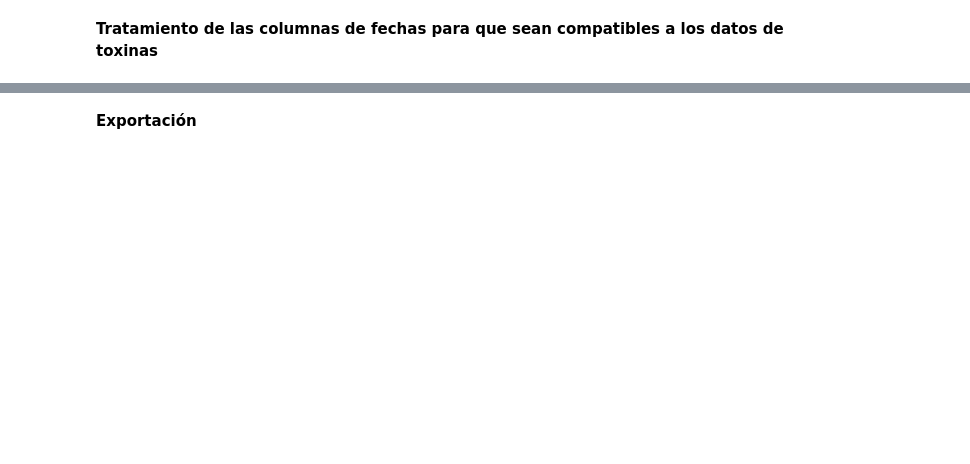
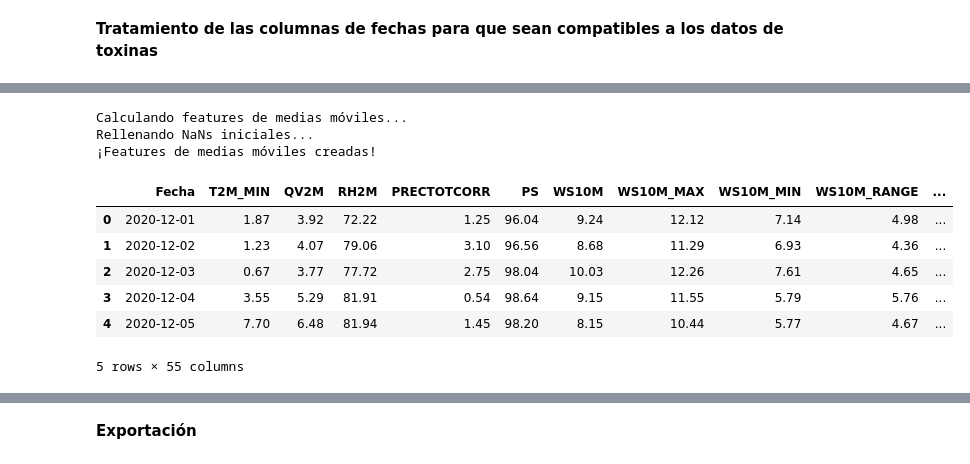
Before and after one commit to VictorVisnuk/ClasificadorMareaRoja, a Jupyter notebook: Notebooks/4. Integracion_datos_meteorologicos.ipynb, the cells around one changed output, grey strips where cells are left out. Drawn from its saved outputs; the diff is of its cells as text; code cells hidden in the pictures; blank space fills up the shorter version.

```diff
--- a/Notebooks/4. Integracion_datos_meteorologicos.ipynb
+++ b/Notebooks/4. Integracion_datos_meteorologicos.ipynb
@@ -72,0 +73,58 @@ df_unido.head()
+# %%
+print("Calculando features de medias móviles...")
+
+# Asegurarnos de que esté ordenado por fecha (crucial para .shift() y .rolling())
+df_unido = df_unido.sort_values(by='Fecha')
+
+# --- Definir variables y ventanas ---
+# Usaremos 7 días (1 sem), 14 días (2 sem) y 30 días (1 mes)
+ventanas = [7, 14, 30]
+
+# Variables para medias (.mean())
+vars_mean = [
+    'T2M', 'T2M_MAX', 'T2M_MIN', # Temperatura
+    'ALLSKY_SFC_PAR_TOT', 'ALLSKY_KT', # Radiación
+    'WS2M' # Viento
+]
+
+# Variables para sumas (.sum())
+vars_sum = [
+    'PRECTOTCORR' # Precipitación
+]
+
+# --- Evitar Fuga de Datos (Data Leakage) ---
+# Usamos .shift(1) para que los datos de un día (ej. 'Lunes')
+# solo usen información *hasta* el día anterior ('Domingo').
+# Esto es fundamental para que el modelo pueda predecir.
+
+for v in ventanas:
+    # Calcular Medias
+    for var in vars_mean:
+        col_name = f'{var}_MA_{v}d'
+        df_unido[col_name] = df_unido[var].shift(1).rolling(window=v).mean()
+
+    # Calcular Sumas
+    for var in vars_sum:
+        col_name = f'{var}_SUM_{v}d'
+        df_unido[col_name] = df_unido[var].shift(1).rolling(window=v).sum()
+
+# --- Manejo de NaNs ---
+# Las primeras 'N' filas de cada nueva columna tendrán NaN (ej. los 1ros 6 días de MA_7d).
+# Los rellenamos con el primer valor válido (bfill - backward fill).
+# Esto solo afecta el inicio del dataset y es una práctica común.
+print("Rellenando NaNs iniciales...")
+df_unido = df_unido.bfill()
+
+print("¡Features de medias móviles creadas!")
+df_unido.head()
+# %% [output]
+Calculando features de medias móviles...
+Rellenando NaNs iniciales...
+¡Features de medias móviles creadas!
+|  | Fecha | T2M_MIN | QV2M | RH2M | PRECTOTCORR | PS | WS10M | WS10M_MAX | WS10M_MIN | WS10M_RANGE | ... |
+| 0 | 2020-12-01 | 1.87 | 3.92 | 72.22 | 1.25 | 96.04 | 9.24 | 12.12 | 7.14 | 4.98 | ... |
+| 1 | 2020-12-02 | 1.23 | 4.07 | 79.06 | 3.10 | 96.56 | 8.68 | 11.29 | 6.93 | 4.36 | ... |
+| 2 | 2020-12-03 | 0.67 | 3.77 | 77.72 | 2.75 | 98.04 | 10.03 | 12.26 | 7.61 | 4.65 | ... |
+| 3 | 2020-12-04 | 3.55 | 5.29 | 81.91 | 0.54 | 98.64 | 9.15 | 11.55 | 5.79 | 5.76 | ... |
+| 4 | 2020-12-05 | 7.70 | 6.48 | 81.94 | 1.45 | 98.20 | 8.15 | 10.44 | 5.77 | 4.67 | ... |
+5 rows × 55 columns
```
Also changed, not shown: parts of 6 cells of this notebook, 20 other files.
